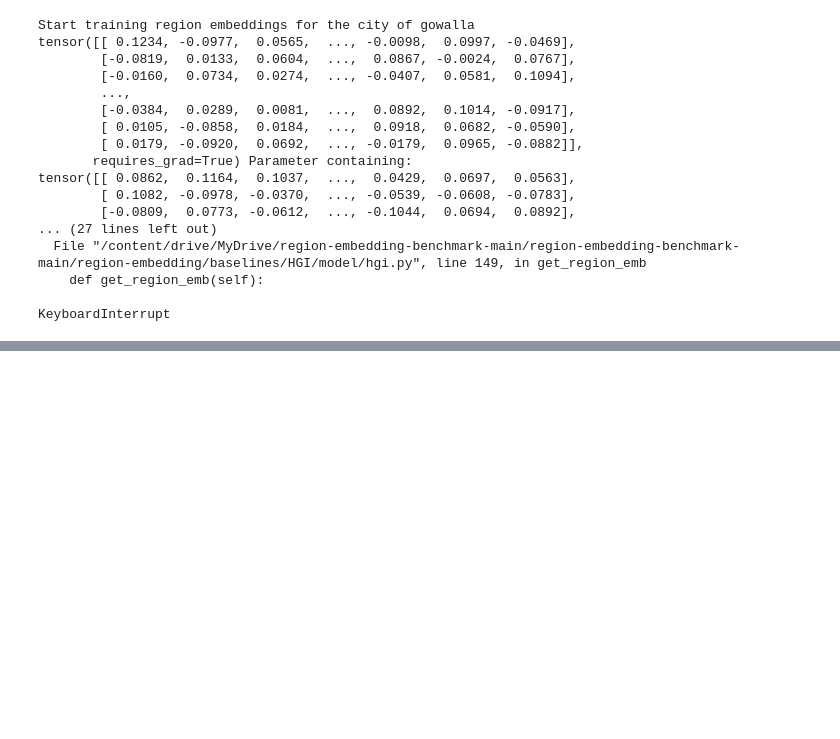
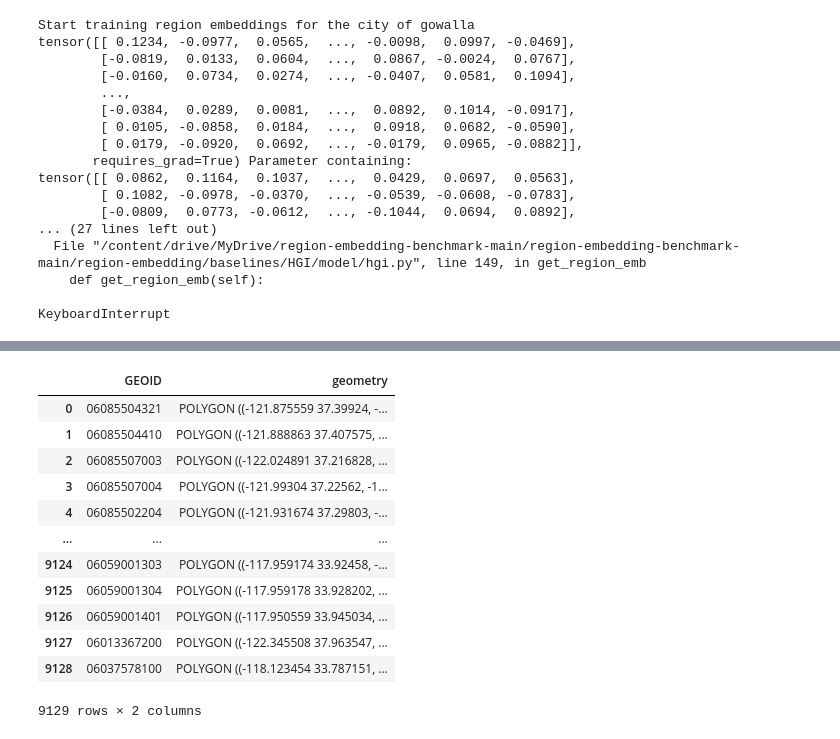
Before and after one commit to TarikSalles/POC-MTLPOI-Embeddings, a Jupyter notebook: HGI.ipynb, the cells around one changed output, grey strips where cells are left out. Drawn from its saved outputs; the diff is of its cells as text; code cells hidden in the pictures; blank space fills up the shorter version.

```diff
--- a/HGI.ipynb
+++ b/HGI.ipynb
@@ -1235,0 +1283,24 @@ KeyboardInterrupt
+# %%
+import geopandas as gpd
+from shapely import wkt
+
+boroughs = tl[["GEOID", "geometry"]].copy()
+boroughs["geometry"] = boroughs["geometry"].apply(lambda g: g.wkt)
+
+boroughs.to_csv(f"{diretorio_principal}/boroughs_area.csv", index=False)
+# %%
+boroughs
+# %% [output]
+|  | GEOID | geometry |
+| 0 | 06085504321 | POLYGON ((-121.875559 37.39924, -... |
+| 1 | 06085504410 | POLYGON ((-121.888863 37.407575, ... |
+| 2 | 06085507003 | POLYGON ((-122.024891 37.216828, ... |
+| 3 | 06085507004 | POLYGON ((-121.99304 37.22562, -1... |
+| 4 | 06085502204 | POLYGON ((-121.931674 37.29803, -... |
+| ... | ... | ... |
+| 9124 | 06059001303 | POLYGON ((-117.959174 33.92458, -... |
+| 9125 | 06059001304 | POLYGON ((-117.959178 33.928202, ... |
+| 9126 | 06059001401 | POLYGON ((-117.950559 33.945034, ... |
+| 9127 | 06013367200 | POLYGON ((-122.345508 37.963547, ... |
+| 9128 | 06037578100 | POLYGON ((-118.123454 33.787151, ... |
+9129 rows × 2 columns
```
Also changed, not shown: parts of 29 cells of this notebook.
